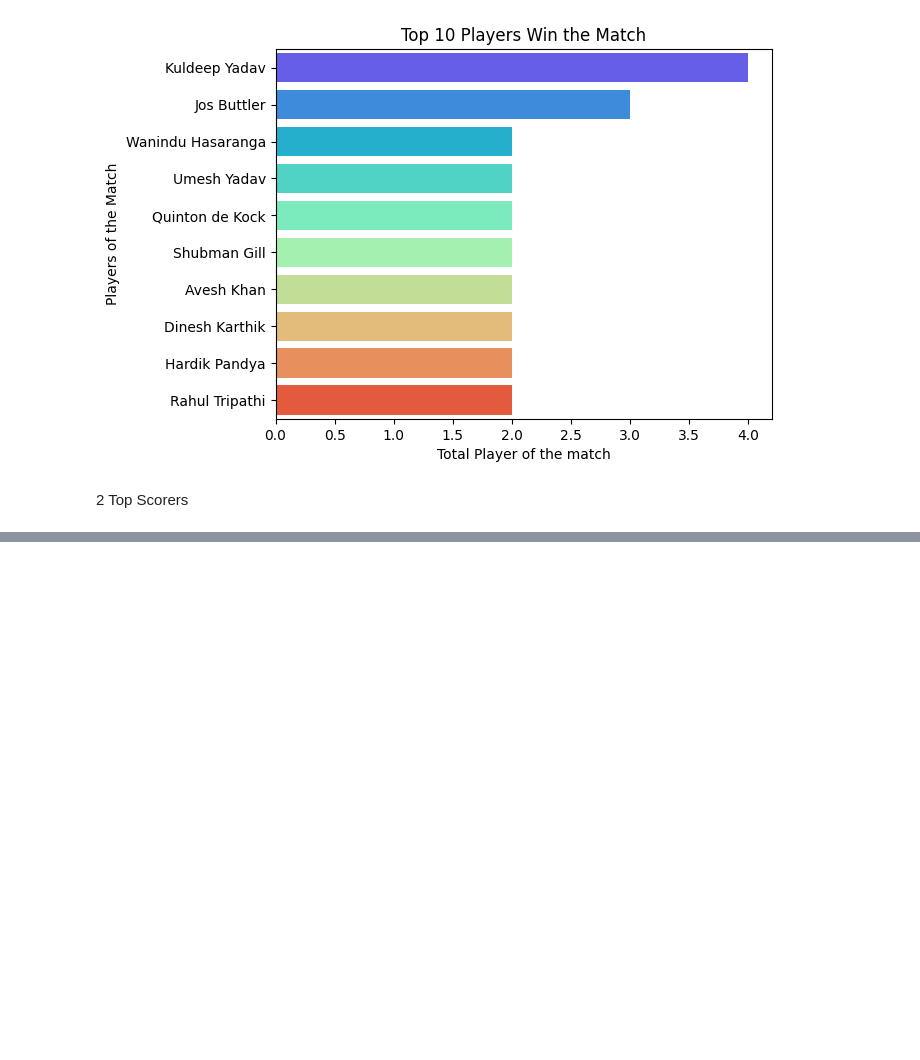
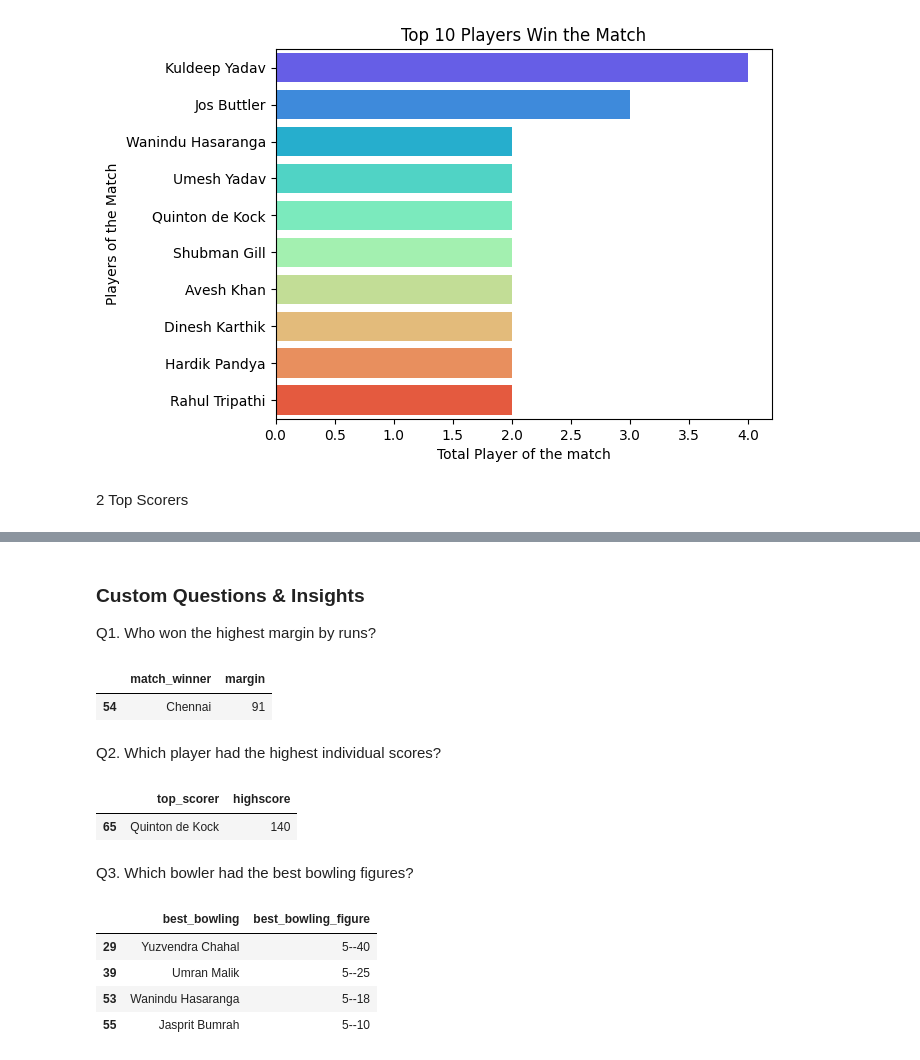
Before and after one commit to PrinceYadav0312/Data-Science, a Jupyter notebook: Project/IplcapstoneProject.ipynb, the cells around one changed output, grey strips where cells are left out. Cells and saved outputs as stored; diff of their text form; code cells hidden in the pictures; blank space fills up the shorter version.

```diff
--- a/Project/IplcapstoneProject.ipynb
+++ b/Project/IplcapstoneProject.ipynb
@@ -130,0 +174,25 @@ Text(0.5, 0, 'Top Scorer Names')
+# %% [markdown]
+### Custom Questions & Insights
+Q1. Who won the highest margin by runs?
+# %%
+df[df['won_by'] == 'Runs'].sort_values(by = 'margin', ascending=False).head(1) [['match_winner', 'margin']]
+# %% [output]
+|  | match_winner | margin |
+| 54 | Chennai | 91 |
+# %% [markdown]
+Q2. Which player had the highest individual scores?
+# %%
+df[df['highscore'] == df['highscore'].max()] [['top_scorer', 'highscore']]
+# %% [output]
+|  | top_scorer | highscore |
+| 65 | Quinton de Kock | 140 |
+# %% [markdown]
+Q3. Which bowler had the best bowling figures?
+# %%
+df[df['highest_wickets'] == df['highest_wickets'].max()][['best_bowling', 'best_bowling_figure']]
+# %% [output]
+|  | best_bowling | best_bowling_figure |
+| 29 | Yuzvendra Chahal | 5--40 |
+| 39 | Umran Malik | 5--25 |
+| 53 | Wanindu Hasaranga | 5--18 |
+| 55 | Jasprit Bumrah | 5--10 |
```
Also changed, not shown: parts of 7 cells of this notebook.
